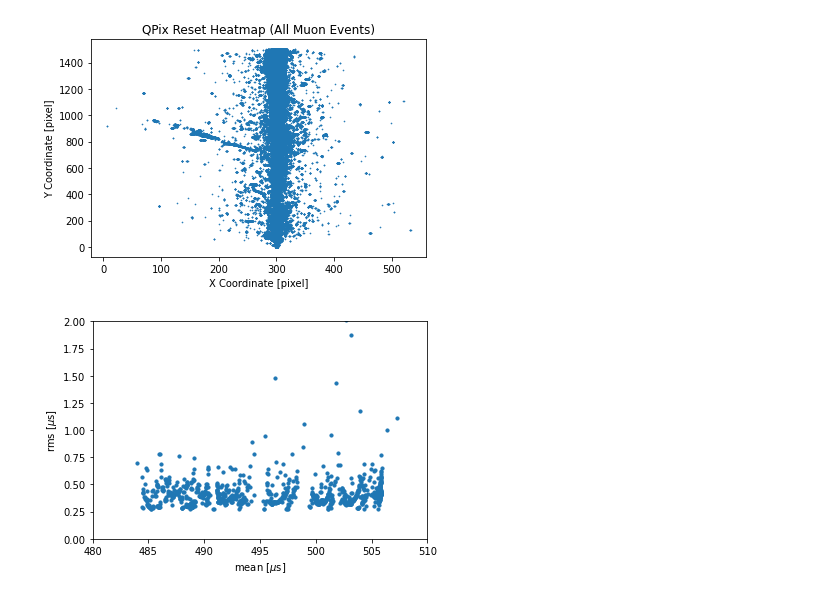
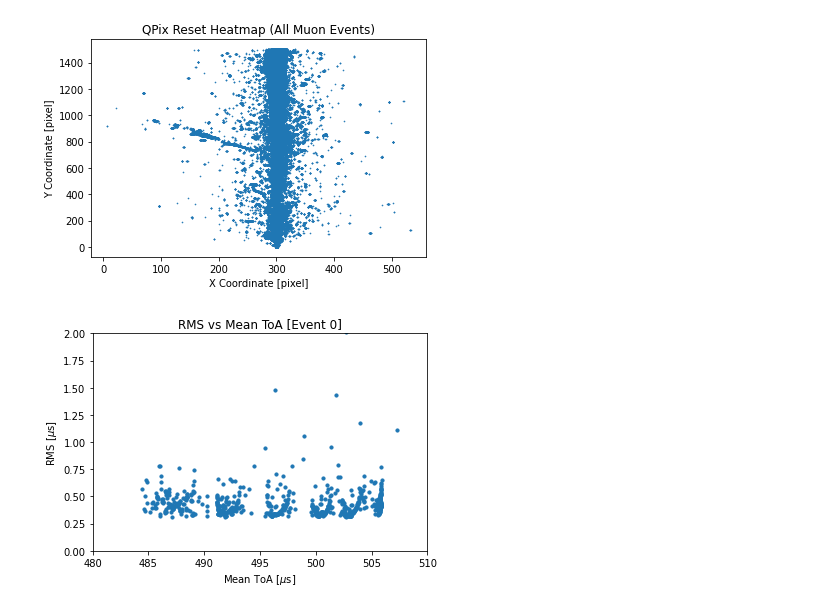
Before and after one commit to Eikenbcr/DUNE, a Jupyter notebook: Warmup/PyMacros/Warmup_Pandas.ipynb, the cells around one changed output. Drawn from its saved outputs; the diff is of its cells as text; code cells hidden in the pictures.

Commit message:
All Events RMSvToA

```diff
--- a/Warmup/PyMacros/Warmup_Pandas.ipynb
+++ b/Warmup/PyMacros/Warmup_Pandas.ipynb
@@ -133,7 +140,7 @@ for i in range(len(resets_df_micro[resets_df_micro.event == 0].reset_time)):
 for m in range(len(pix_x)):
     resetarr_subset = resets_df_micro[(resets_df_micro.event == 0) & (resets_df_micro.pixel_x == pix_x[m]) & (resets_df_micro.pixel_y == pix_y[m])].reset_time.to_numpy()
     resetarr.append(resetarr_subset)
-    if len(resetarr_subset) > 2:
+    if len(resetarr_subset) > 3:
         mean_value = np.mean(resetarr_subset)  # Calculate the mean of the current subset
         rms_value = rms(resetarr_subset)  # Calculate the RMS of the current subset
         meanarr.append(mean_value)
@@ -141,10 +148,11 @@ for m in range(len(pix_x)):
 # %%
 fig = plt.figure()
 plt.scatter(meanarr, rmsarr, s=10)
 plt.xlim([480, 510])
 plt.ylim([0,2])
-plt.ylabel("rms [$\mu$s]")
-plt.xlabel("mean [$\mu$s]")
-plt.savefig('MeanReset_vs_RMS.png', dpi=1200)
+plt.ylabel("RMS [$\mu$s]")
+plt.xlabel("Mean ToA [$\mu$s]")
+plt.title("RMS vs Mean ToA [Event 0]")
+plt.savefig('MeanReset_vs_RMS_micro.png', dpi=1200)
 # %% [output]
-[figure, old version]
+[figure, new version]
```
Also changed, not shown: parts of 5 cells of this notebook, 6 other files.
